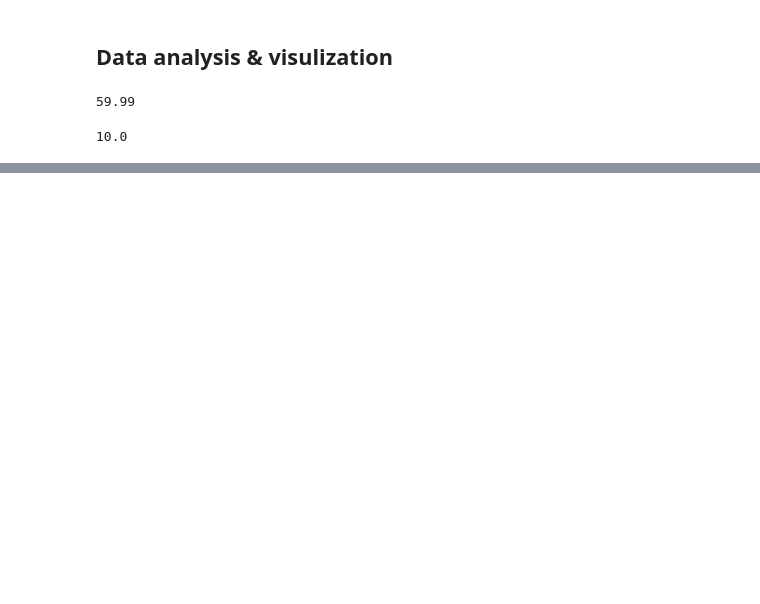
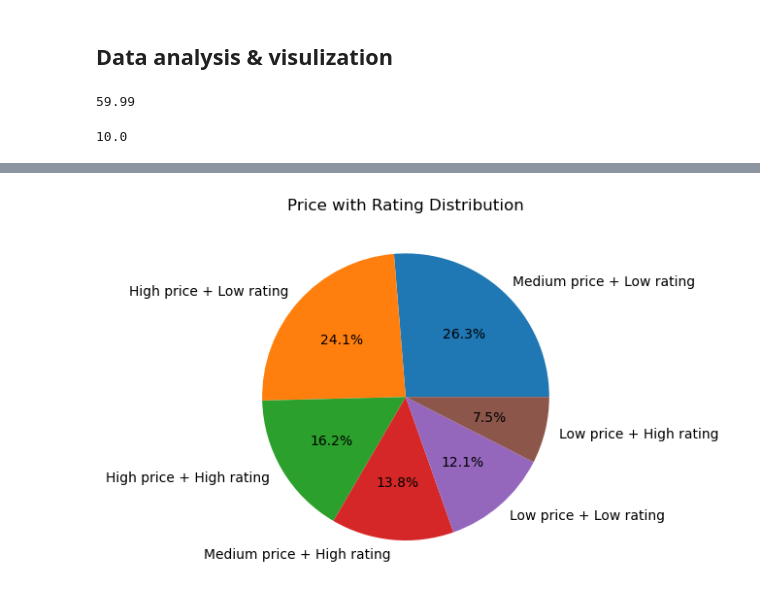
Before and after one commit to Nebras2025/OmniShelf, a Jupyter notebook: EDA.ipynb, the cells around one changed output, grey strips where cells are left out. Drawn from its saved outputs; the diff is of its cells as text; code cells hidden in the pictures; blank space fills up the shorter version.

Commit message:
Data visualization & Feature engineering is done

```diff
--- a/EDA.ipynb
+++ b/EDA.ipynb
@@ -69,0 +70,6 @@ lowest_price
+# %%
+a = '⭐'
+b = '⭐⭐'
+c = '⭐⭐⭐'
+d = '⭐⭐⭐⭐'
+e = '⭐⭐⭐⭐⭐'
@@ -69,0 +109,17 @@ lowest_price
+# %%
+# Converting star emojis Ratings into number ratings
+
+def num_rating(row):
+    if row['Rating'] == '⭐':
+        Rating = '1'
+    elif row['Rating'] == '⭐⭐':
+        Rating = '2'
+    elif row['Rating'] == '⭐⭐⭐':
+        Rating = '3'
+    elif row['Rating'] == '⭐⭐⭐⭐':
+        Rating = '4'
+    else:
+        Rating = '5'
+    return f"{Rating}"
+
+df2['Rating_in_number'] = df2.apply(num_rating, axis=1)
@@ -69,0 +142,18 @@ lowest_price
+# %%
+# Visualizing Data in Pie chart
+
+# Count categories
+counts = df2['Price_with_Rating'].value_counts()
+
+# Plot
+plt.figure()
+plt.pie(
+    counts.values,
+    labels=counts.index,
+    autopct='%1.1f%%'
+)
+
+plt.title('Price with Rating Distribution')
+plt.show()
+# %% [output]
+[figure, added]
```
Also changed, not shown: parts of 10 cells of this notebook.
